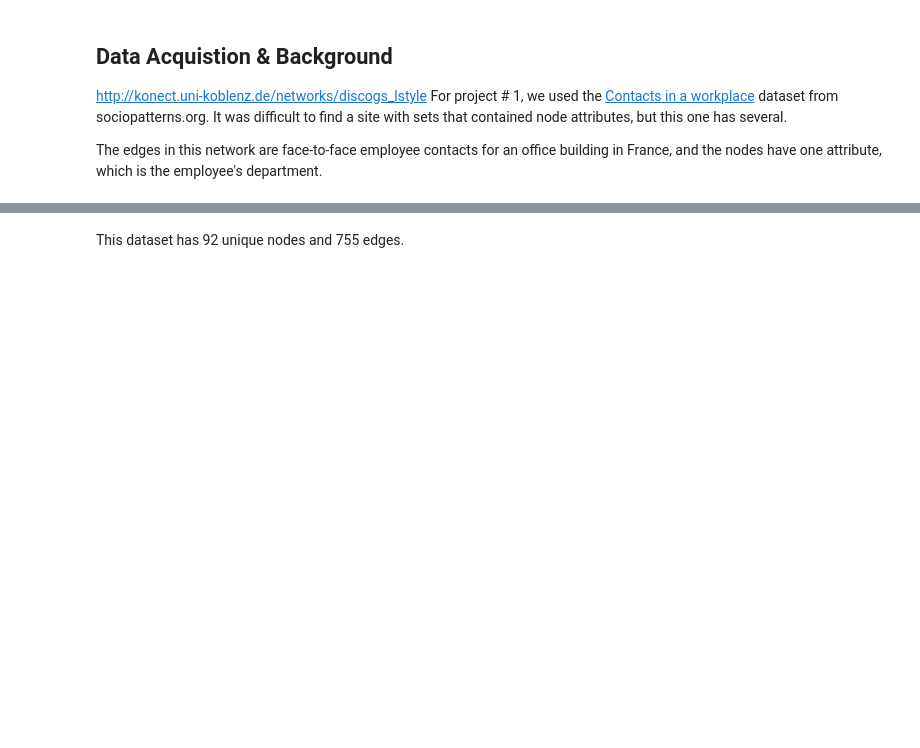
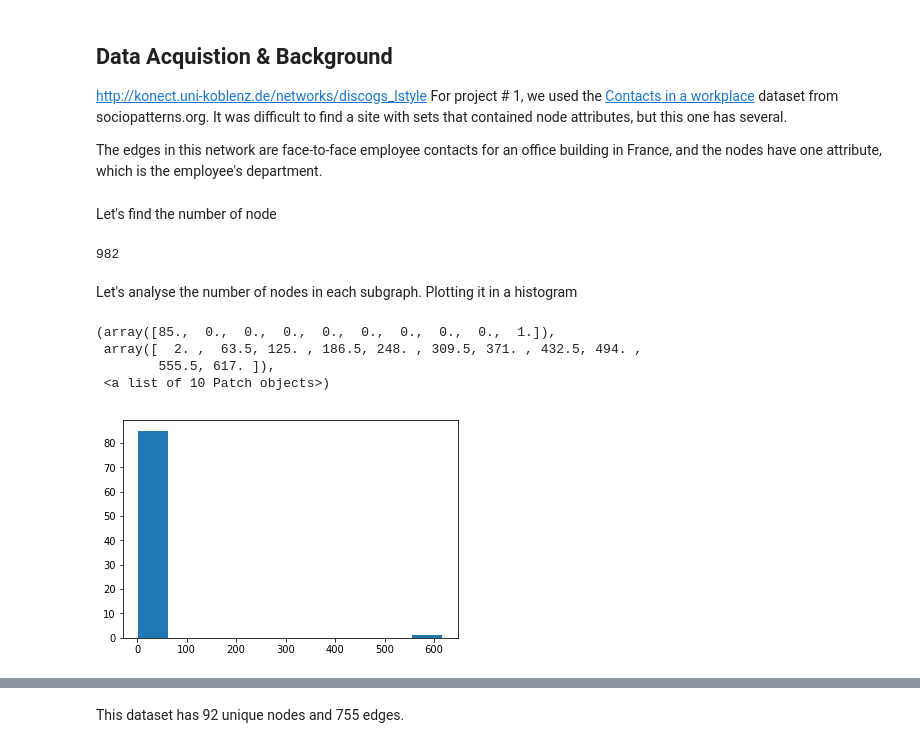
Before and after one commit to kylegilde/D620-Web-Analytics-Group-Project, a Jupyter notebook: project-02-bipartite-analysis/project-02-bipartite-analysis.ipynb, the cells around one changed output, grey strips where cells are left out. Cells and saved outputs as stored; diff of their text form; code cells hidden in the pictures; blank space fills up the shorter version.

```diff
--- a/project-02-bipartite-analysis/project-02-bipartite-analysis.ipynb
+++ b/project-02-bipartite-analysis/project-02-bipartite-analysis.ipynb
@@ -47,3 +47,20 @@ bipartite_G = nx.from_pandas_edgelist(df, 'label_node', 'style_node')
 # attr_dict = dict(zip(attributes.node, attributes.dept))
 # #source: https://stackoverflow.com/questions/18012505/python-pandas-dataframe-columns-convert-to-dict-key-and-value/18013682
 # nx.set_node_attributes(g, attr_dict, 'dept')
+# %% [markdown]
+Let's find the number of node
+# %%
+len(bipartite_G)
+# %% [output]
+982
+# %% [markdown]
+Let's analyse the number of nodes in each subgraph. Plotting it in a histogram
+# %%
+x=[len(c) for c in nx.connected_component_subgraphs(bipartite_G)]
+plt.hist(x)
+# %% [output]
+(array([85.,  0.,  0.,  0.,  0.,  0.,  0.,  0.,  0.,  1.]),
+ array([  2. ,  63.5, 125. , 186.5, 248. , 309.5, 371. , 432.5, 494. ,
+        555.5, 617. ]),
+ <a list of 10 Patch objects>)
+[figure, added]
```
Also changed, not shown: parts of 5 cells of this notebook.
